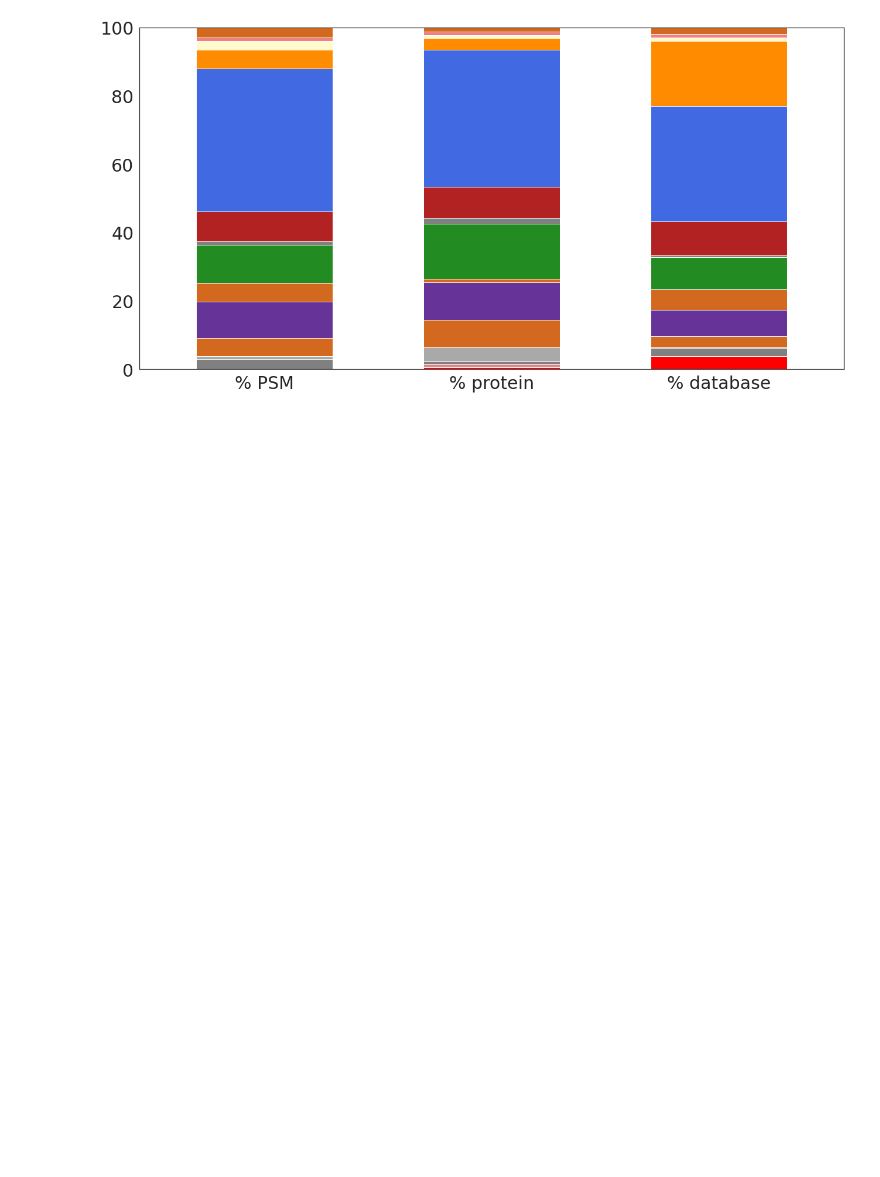
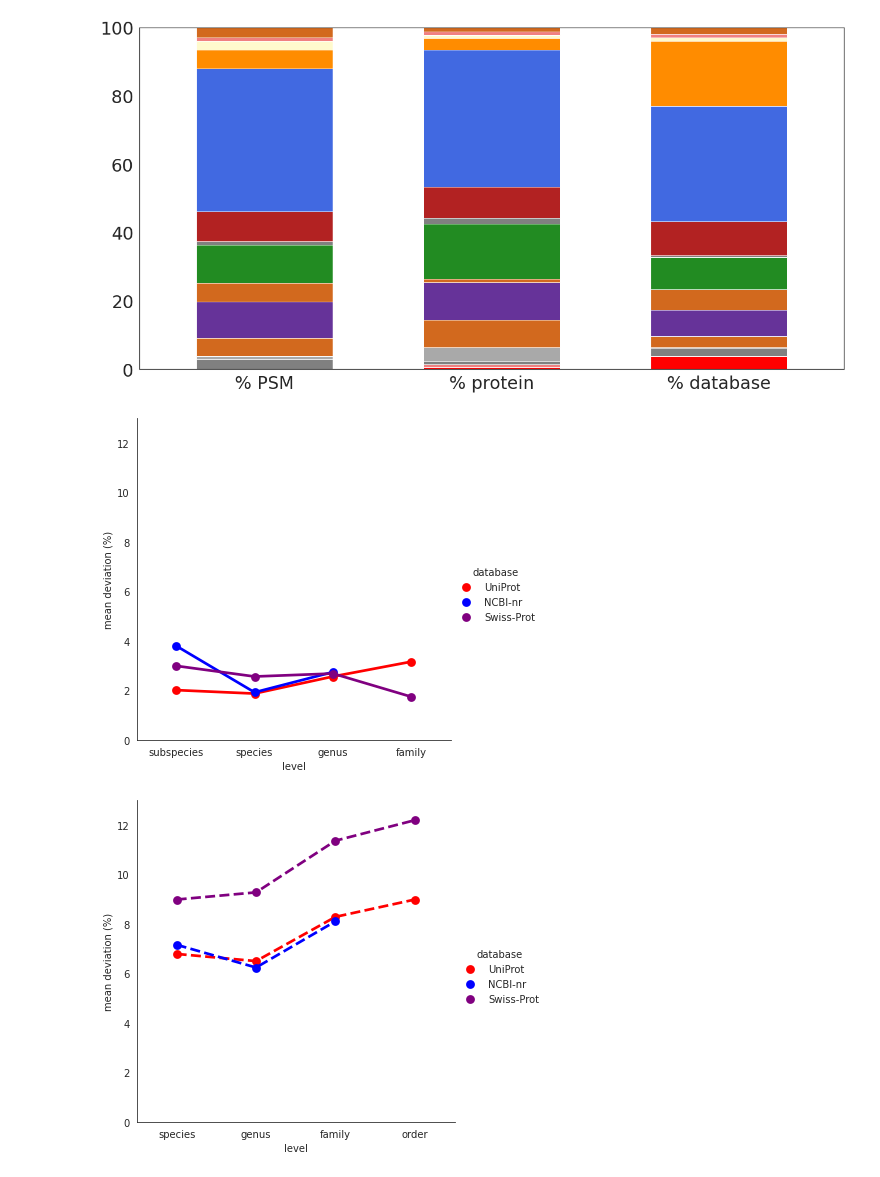
Before and after one commit to jschmacht/xtandem_result_analyzer, a Jupyter notebook: create_plots_final.ipynb, the cells around one changed output. Cells and saved outputs as stored; diff of their text form; code cells hidden in the pictures; blank space fills up the shorter version.

```diff
--- a/create_plots_final.ipynb
+++ b/create_plots_final.ipynb
@@ -712,4 +786,23 @@ taxID viruses not in taxdump, continue...
 [figure]
 [figure]
 # %%
-print(1302247 in uniprot_reduced_tsv_species_df_in_fdr['taxID'])
+# deviation PSM
+input = ["/home/jules/Documents/Bachelorarbeit/Graphiken/taxon_specific_identification&db/mean_deviation_kleiner",
+        "/home/jules/Documents/Bachelorarbeit/Graphiken/taxon_specific_identification&db/mean_deviation_tanca"]
+sns.set_style("white")
+
+for i, file in enumerate(input):
+    Deviation = pd.read_csv(file+".txt", sep='\t')
+    if 'kleiner' in file:
+        title = '29MM'
+        g = sns.catplot(x='level', y='mean deviation', hue='database', linestyles=["-", "-", "-"], kind="point", palette=['red','blue','purple'], data=Deviation)
+    elif 'tanca' in file:
+        title = '9MM'
+        g = sns.catplot(x='level', y='mean deviation', hue='database', linestyles=["--", "--", "--"], kind="point", palette=['red','blue','purple'], data=Deviation)
+    plt.ylim([0,13])
+    plt.ylabel('mean deviation (%)')
+    #g.fig.suptitle(title)
+    g.savefig(input[i]+".svg", format='svg')
+# %% [output]
+[figure, added]
+[figure, added]
```
Also changed, not shown: parts of 22 cells of this notebook, 15 other files.
